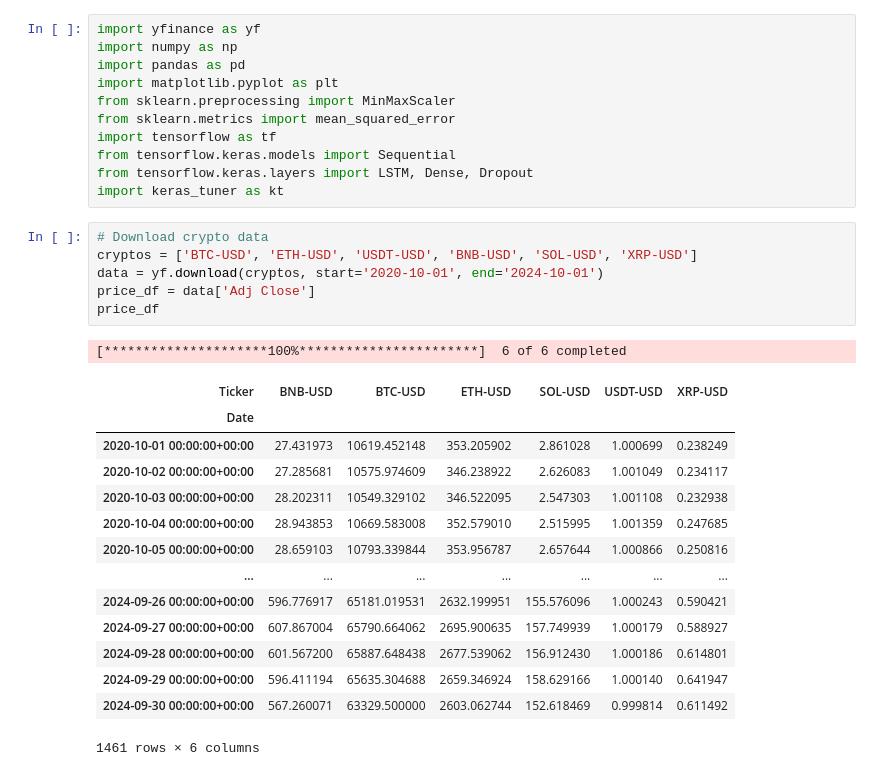
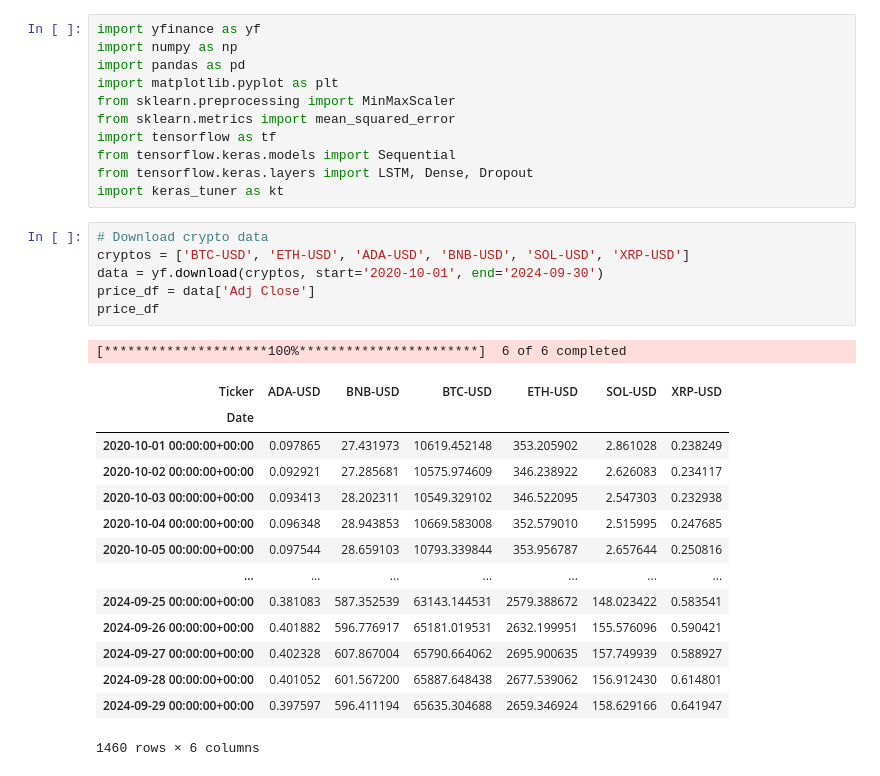
Before and after one commit to chervine123/crypto-machine-learning, a Jupyter notebook: LSTM_multistep_withCI.ipynb, the cells around one changed output. Drawn from its saved outputs; the diff is of its cells as text.

Commit message:
Time range and ticker fixed

```diff
--- a/LSTM_multistep_withCI.ipynb
+++ b/LSTM_multistep_withCI.ipynb
@@ -11,26 +11,26 @@ from tensorflow.keras.layers import LSTM, Dense, Dropout
 import keras_tuner as kt
 # %%
 # Download crypto data
-cryptos = ['BTC-USD', 'ETH-USD', 'USDT-USD', 'BNB-USD', 'SOL-USD', 'XRP-USD']
-data = yf.download(cryptos, start='2020-10-01', end='2024-10-01')
+cryptos = ['BTC-USD', 'ETH-USD', 'ADA-USD', 'BNB-USD', 'SOL-USD', 'XRP-USD']
+data = yf.download(cryptos, start='2020-10-01', end='2024-09-30')
 price_df = data['Adj Close']
 price_df
 # %% [output]
 [*********************100%***********************]  6 of 6 completed
-| Ticker | BNB-USD | BTC-USD | ETH-USD | SOL-USD | USDT-USD | XRP-USD |
+| Ticker | ADA-USD | BNB-USD | BTC-USD | ETH-USD | SOL-USD | XRP-USD |
 | Date |  |  |  |  |  |  |
-| 2020-10-01 00:00:00+00:00 | 27.431973 | 10619.452148 | 353.205902 | 2.861028 | 1.000699 | 0.238249 |
-| 2020-10-02 00:00:00+00:00 | 27.285681 | 10575.974609 | 346.238922 | 2.626083 | 1.001049 | 0.234117 |
-| 2020-10-03 00:00:00+00:00 | 28.202311 | 10549.329102 | 346.522095 | 2.547303 | 1.001108 | 0.232938 |
-| 2020-10-04 00:00:00+00:00 | 28.943853 | 10669.583008 | 352.579010 | 2.515995 | 1.001359 | 0.247685 |
-| 2020-10-05 00:00:00+00:00 | 28.659103 | 10793.339844 | 353.956787 | 2.657644 | 1.000866 | 0.250816 |
+| 2020-10-01 00:00:00+00:00 | 0.097865 | 27.431973 | 10619.452148 | 353.205902 | 2.861028 | 0.238249 |
+| 2020-10-02 00:00:00+00:00 | 0.092921 | 27.285681 | 10575.974609 | 346.238922 | 2.626083 | 0.234117 |
+| 2020-10-03 00:00:00+00:00 | 0.093413 | 28.202311 | 10549.329102 | 346.522095 | 2.547303 | 0.232938 |
+| 2020-10-04 00:00:00+00:00 | 0.096348 | 28.943853 | 10669.583008 | 352.579010 | 2.515995 | 0.247685 |
+| 2020-10-05 00:00:00+00:00 | 0.097544 | 28.659103 | 10793.339844 | 353.956787 | 2.657644 | 0.250816 |
 | ... | ... | ... | ... | ... | ... | ... |
-| 2024-09-26 00:00:00+00:00 | 596.776917 | 65181.019531 | 2632.199951 | 155.576096 | 1.000243 | 0.590421 |
-| 2024-09-27 00:00:00+00:00 | 607.867004 | 65790.664062 | 2695.900635 | 157.749939 | 1.000179 | 0.588927 |
-| 2024-09-28 00:00:00+00:00 | 601.567200 | 65887.648438 | 2677.539062 | 156.912430 | 1.000186 | 0.614801 |
-| 2024-09-29 00:00:00+00:00 | 596.411194 | 65635.304688 | 2659.346924 | 158.629166 | 1.000140 | 0.641947 |
-| 2024-09-30 00:00:00+00:00 | 567.260071 | 63329.500000 | 2603.062744 | 152.618469 | 0.999814 | 0.611492 |
+| 2024-09-25 00:00:00+00:00 | 0.381083 | 587.352539 | 63143.144531 | 2579.388672 | 148.023422 | 0.583541 |
+| 2024-09-26 00:00:00+00:00 | 0.401882 | 596.776917 | 65181.019531 | 2632.199951 | 155.576096 | 0.590421 |
+| 2024-09-27 00:00:00+00:00 | 0.402328 | 607.867004 | 65790.664062 | 2695.900635 | 157.749939 | 0.588927 |
+| 2024-09-28 00:00:00+00:00 | 0.401052 | 601.567200 | 65887.648438 | 2677.539062 | 156.912430 | 0.614801 |
+| 2024-09-29 00:00:00+00:00 | 0.397597 | 596.411194 | 65635.304688 | 2659.346924 | 158.629166 | 0.641947 |
-1461 rows × 6 columns
+1460 rows × 6 columns
 # %%
 import numpy as np
 import pandas as pd
```
Also changed, not shown: parts of 2 cells of this notebook.
